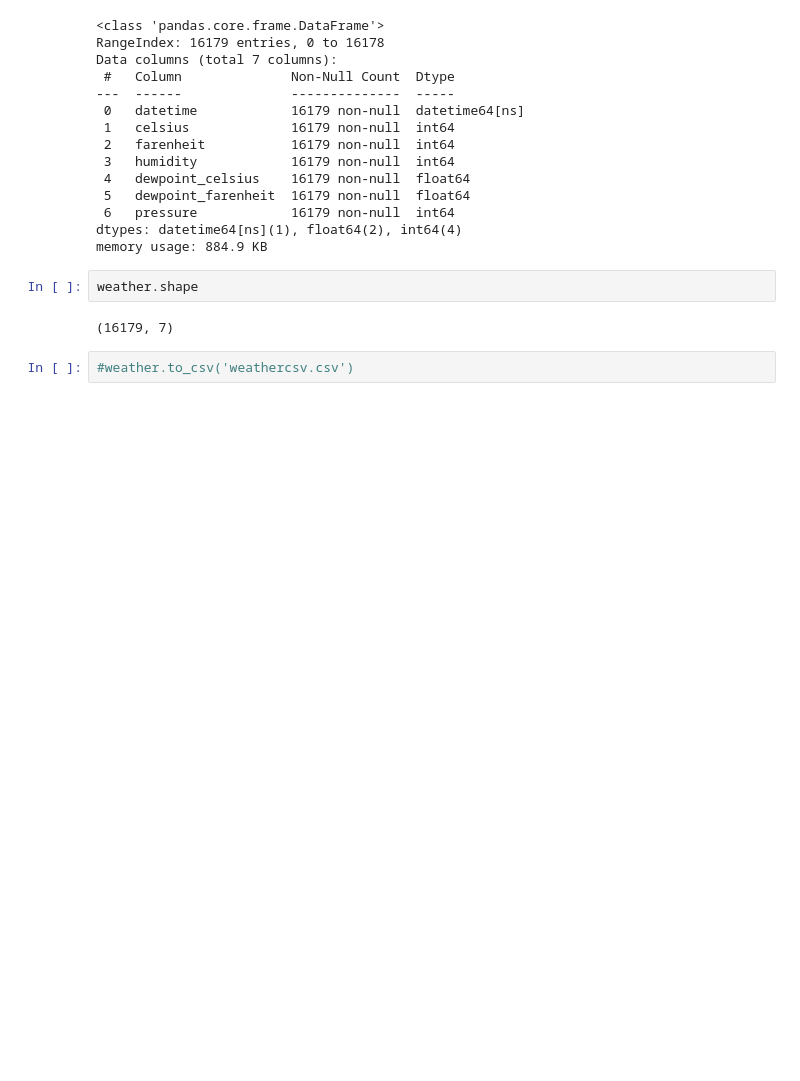
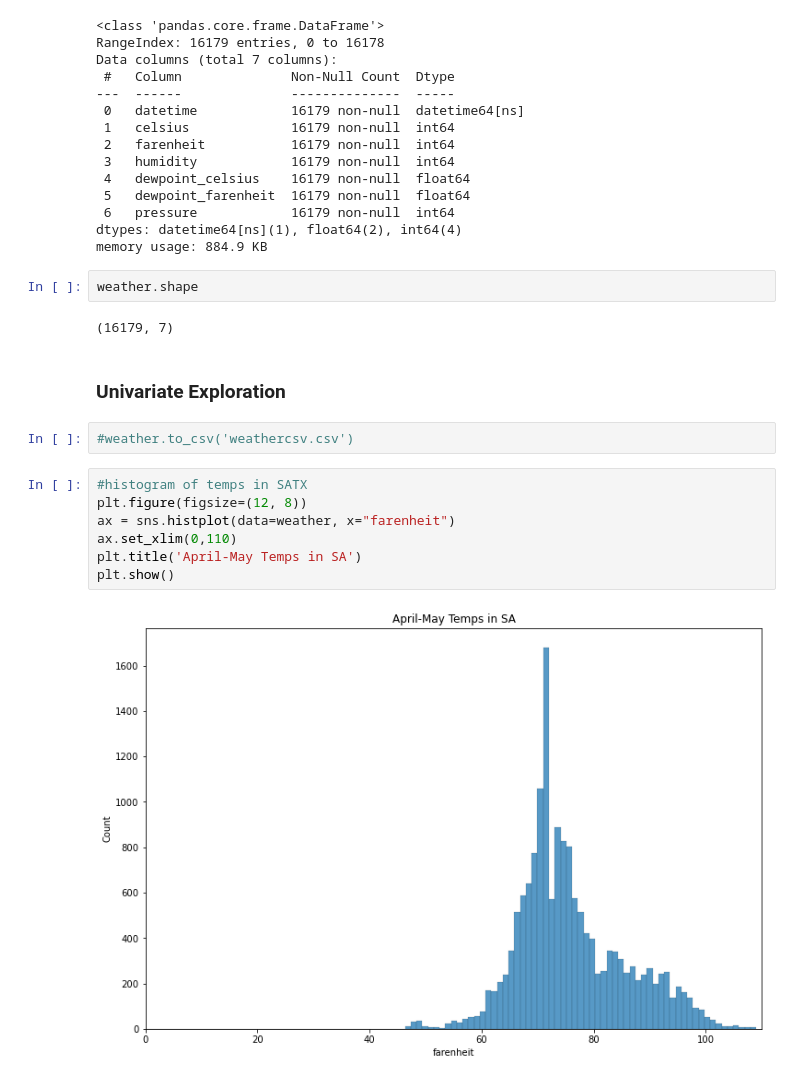
Before and after one commit to slc-data/2021-datathon, a Jupyter notebook: workbooks/lori/explore_weather.ipynb, the cells around one changed output. Saved outputs shown, nothing was run; the diff lists cells and outputs as text; blank space fills up the shorter version.

Commit message:
added initial exploration notebook

```diff
--- a/workbooks/lori/explore_weather.ipynb
+++ b/workbooks/lori/explore_weather.ipynb
@@ -37,5 +37,16 @@ memory usage: 884.9 KB
 weather.shape
 # %% [output]
 (16179, 7)
+# %% [markdown]
+### Univariate Exploration
 # %%
 #weather.to_csv('weathercsv.csv')
+# %%
+#histogram of temps in SATX
+plt.figure(figsize=(12, 8))
+ax = sns.histplot(data=weather, x="farenheit")
+ax.set_xlim(0,110)
+plt.title('April-May Temps in SA')
+plt.show()
+# %% [output]
+[figure, added]
```
Also changed, not shown: parts of 7 cells of this notebook.
